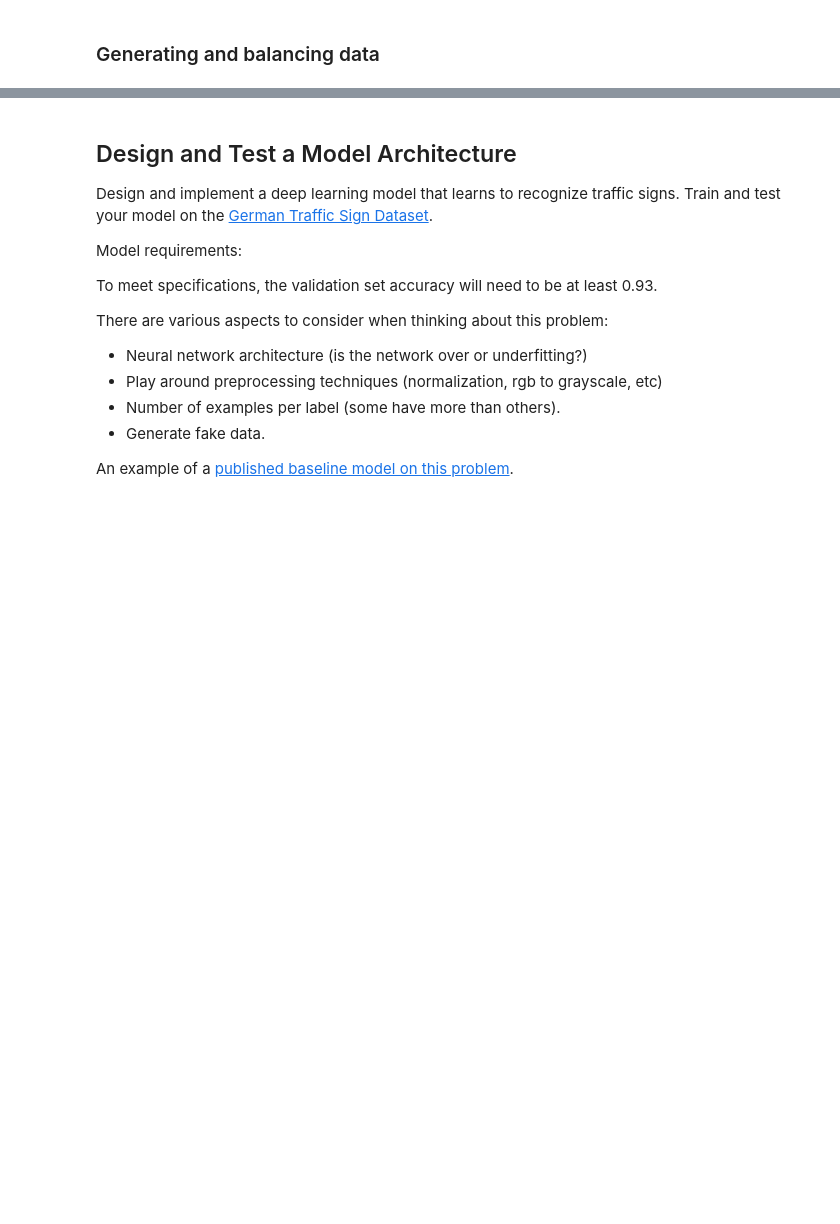
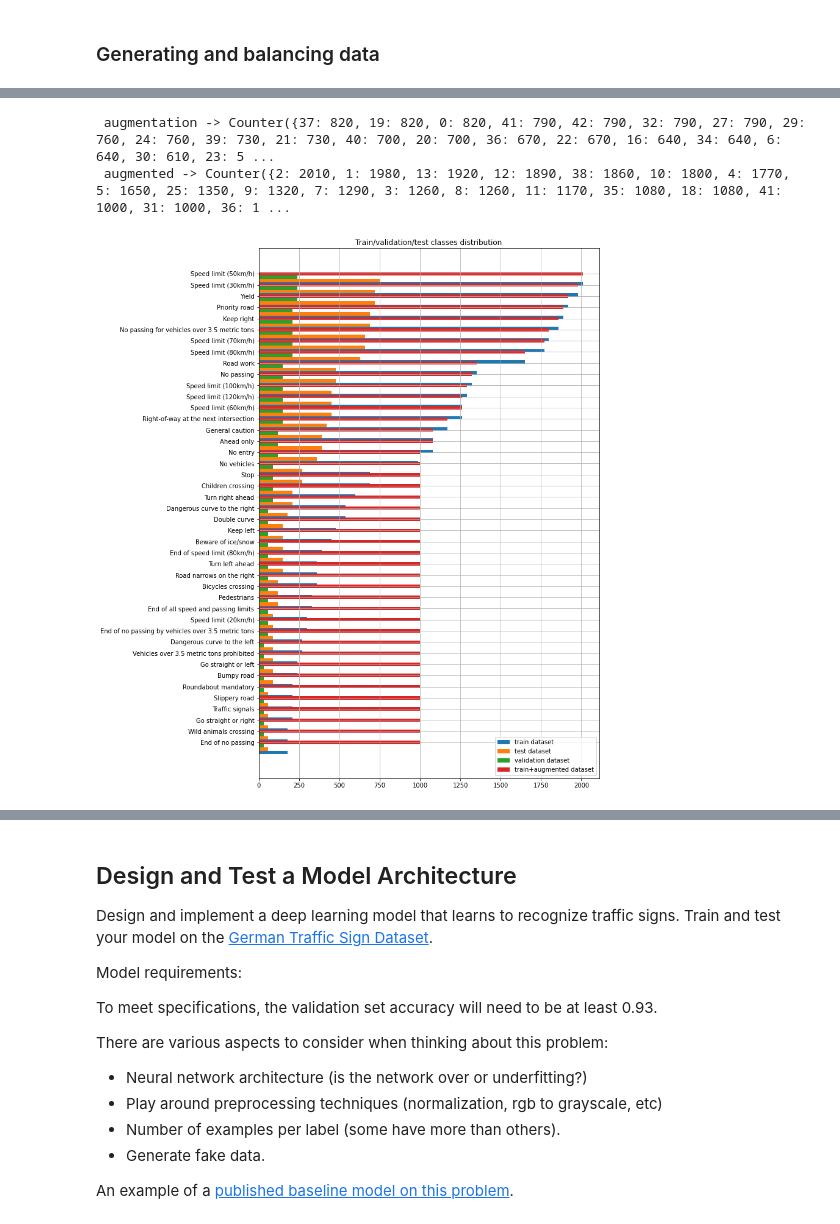
Before and after one commit to Wajih-O/traffic-sign-recog, a Jupyter notebook: Traffic_Sign_Classifier.ipynb, the cells around one changed output, grey strips where cells are left out. Drawn from its saved outputs; the diff is of its cells as text; code cells hidden in the pictures; blank space fills up the shorter version.

Commit message:
add data generation using tf.data.Dataset and augmentation layers + update notebook

```diff
--- a/Traffic_Sign_Classifier.ipynb
+++ b/Traffic_Sign_Classifier.ipynb
@@ -196,15 +197,14 @@ array([[ 179],
 # %%
-# TODO: generate data and check the distribution balancing
-# TODO: generate balanced data seed before using it for the data generation
+# Generate augmented (transformed data) dataset from the resampled data ( categories with few examples < category_size_threshold)
 
 # Define augmentation layers
 augmentation_layers = [
-    RandomRotation(.04),
-    GaussianNoise(1, 0)
+    RandomRotation(.05),
+    GaussianNoise(10, 0)
     ]
 
 augmentation = Sequential(augmentation_layers)
 
-augmented = (tf.data.Dataset.from_tensor_slices((X_train[to_augment_items], y_train[to_augment_items])).
-             batch(64).map(lambda x, y: (augmentation(x), y),  num_parallel_calls=tf.data.AUTOTUNE).prefetch(tf.data.AUTOTUNE)
+generated = (tf.data.Dataset.from_tensor_slices((X_train[to_augment_items], y_train[to_augment_items])).
+             batch(256).map(lambda x, y: (augmentation(x), y),  num_parallel_calls=tf.data.AUTOTUNE).prefetch(tf.data.AUTOTUNE)
             )
@@ -234,0 +211,39 @@ Counter({37: 180, 19: 180, 0: 24})
+# %%
+from collections import Counter
+categories_counter = Counter()
+
+# Collecting the generated data
+
+gen_X = []
+gen_y = []
+for batch_X, batch_y in  generated:
+    gen_X.append(np.array(batch_X))
+    gen_y.append(np.array(batch_y))
+    categories_counter.update(np.array(batch_y))
+
+
+gen_X = np.concatenate(gen_X)
+gen_y = np.concatenate(gen_y)
+
+
+# Append it to the original data as (augmented)
+
+print(f" augmentation -> {categories_counter}")
+
+augmented_X = np.concatenate((X_train, gen_X))
+augmented_y = np.concatenate((y_train, gen_y))
+
+augmented_sample_per_category = Counter(augmented_y)
+print(f" augmented -> {augmented_sample_per_category}")
+
+
+# A Sanity check (after merge all the category should at least have `category_size_threshold` samples)
+assert(all([cnt >= category_size_threshold for _, cnt in augmented_sample_per_category.items()]))
+# %% [output]
+ augmentation -> Counter({37: 820, 19: 820, 0: 820, 41: 790, 42: 790, 32: 790, 27: 790, 29: 760, 24: 760, 39: 730, 21: 730, 40: 700, 20: 700, 36: 670, 22: 670, 16: 640, 34: 640, 6: 640, 30: 610, 23: 5 ...
+ augmented -> Counter({2: 2010, 1: 1980, 13: 1920, 12: 1890, 38: 1860, 10: 1800, 4: 1770, 5: 1650, 25: 1350, 9: 1320, 7: 1290, 3: 1260, 8: 1260, 11: 1170, 35: 1080, 18: 1080, 41: 1000, 31: 1000, 36: 1 ...
+# %%
+category_grouped_datasets["train+augmented"] = group_by_category(augmented_y)
+visualize_datasets_distribution(category_grouped_datasets, output_file_name="classes_distribution_with_augmented.png")
+# %% [output]
+[figure, added]
```
Also changed, not shown: parts of 30 cells of this notebook.
